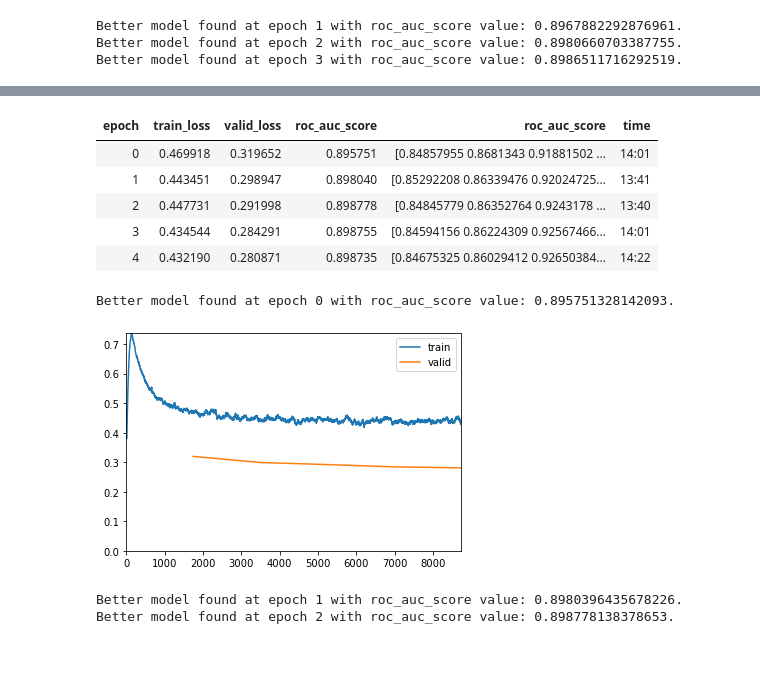
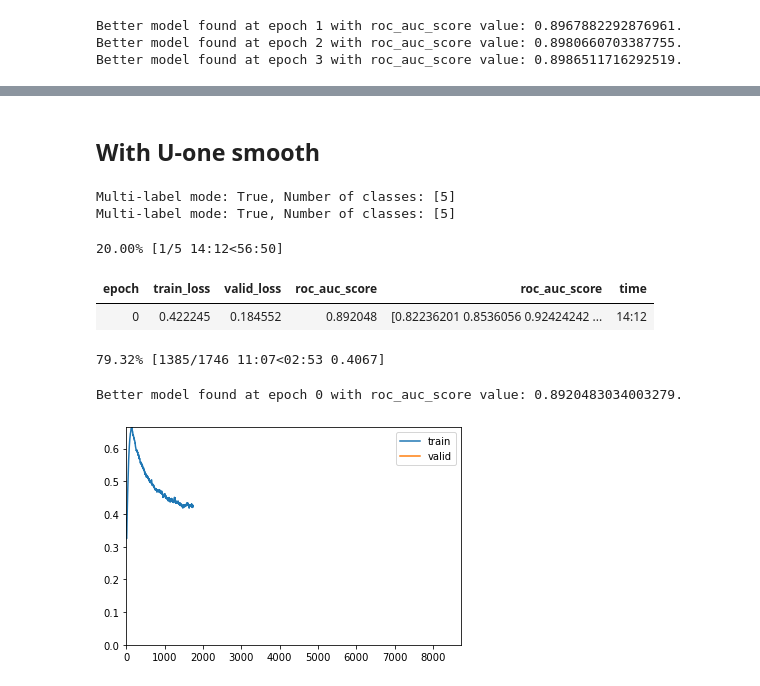
Before and after one commit to anhquan0412/chestx_interpretation, a Jupyter notebook: Quan_DenseNet121/2_second_stage_AUCM_Multilabel_ProgressiveResizing.ipynb, the cells around one changed output, grey strips where cells are left out. Cells and saved outputs as stored; diff of their text form; code cells hidden in the pictures; blank space fills up the shorter version.

Commit message:
remove stuff in second-stage notebook, add uonesmooth experiments

```diff
--- a/DenseNet121/2_second_stage_AUCM_Multilabel_ProgressiveResizing.ipynb
+++ b/Quan_DenseNet121/2_second_stage_AUCM_Multilabel_ProgressiveResizing.ipynb
@@ -184,30 +129,46 @@ Better model found at epoch 3 with roc_auc_score value: 0.8986511716292519.
+# %% [markdown]
+## With U-one smooth
+# %%
+data_params={
+    'uncertainty_method':'smoothing',
+    'use_frontal':False,
+    'image_size': 320,
+    'sample_frac':1,
+    'sample_seed':123,
+    'batch_size': 128,
+    'smooth_lower': 0.55,
+    'smooth_upper': 0.85
+}
+SEED = 123
+WEIGHT_DECAY = 0
+N_EPOCHS=3
+
+trainloader,testloader,imratio = create_loaders(**data_params)
+fastai_loader = DataLoaders(trainloader,testloader)
+# %% [output]
+Multi-label mode: True, Number of classes: [5]
+Multi-label mode: True, Number of classes: [5]
 # %%
 LR=1e-2
-PRETRAIN_WEIGHT_NAME='model_weights/densenet_bce_udefault_fit_1cycle_highlr_2.pth'
-WEIGHT_NAME='densenet_bce_udefault_fit_pr320_aucm_wd'
+PRETRAIN_WEIGHT_NAME='model_weights/densenet_bce_uonesmooth_fit1cycle_highlr_2.pth'
+WEIGHT_NAME='densenet_bce_uonesmooth_fit_pr320_aucm_wd'
 WEIGHT_DECAY = 1e-5
 model = get_densenet_model(SEED)
 state_dict = torch.load(PRETRAIN_WEIGHT_NAME)
 state_dict.pop('classifier.weight', None)
 state_dict.pop('classifier.bias', None)
 model.load_state_dict(state_dict, strict=False)
 N_EPOCHS=5
 loss,opt = get_loss_and_optimizer(model,LR,loss_type='aucm',imratio=imratio,
                                   use_fastai=True,
                                   weight_decay=WEIGHT_DECAY)
 
 train_fastai_learner(fastai_loader,model,loss,opt,LR,n_epochs=N_EPOCHS,
-                     weight_name=WEIGHT_NAME,lr_scheduler='flat_cos',
-#                     mixup_alpha=0.4
-                    )
+                     weight_name=WEIGHT_NAME,lr_scheduler='flat_cos')
 # %% [output]
+20.00% [1/5 14:12<56:50]
 | epoch | train_loss | valid_loss | roc_auc_score | roc_auc_score | time |
-| 0 | 0.469918 | 0.319652 | 0.895751 | [0.84857955 0.8681343 0.91881502 ... | 14:01 |
-| 1 | 0.443451 | 0.298947 | 0.898040 | [0.85292208 0.86339476 0.92024725... | 13:41 |
-| 2 | 0.447731 | 0.291998 | 0.898778 | [0.84845779 0.86352764 0.9243178 ... | 13:40 |
-| 3 | 0.434544 | 0.284291 | 0.898755 | [0.84594156 0.86224309 0.92567466... | 14:01 |
-| 4 | 0.432190 | 0.280871 | 0.898735 | [0.84675325 0.86029412 0.92650384... | 14:22 |
+| 0 | 0.422245 | 0.184552 | 0.892048 | [0.82236201 0.8536056 0.92424242 ... | 14:12 |
-Better model found at epoch 0 with roc_auc_score value: 0.895751328142093.
+79.32% [1385/1746 11:07<02:53 0.4067]
+Better model found at epoch 0 with roc_auc_score value: 0.8920483034003279.
-[figure, old version]
+[figure, new version]
-Better model found at epoch 1 with roc_auc_score value: 0.8980396435678226.
-Better model found at epoch 2 with roc_auc_score value: 0.898778138378653.
```
Also changed, not shown: parts of 9 cells of this notebook, 7 other files.
